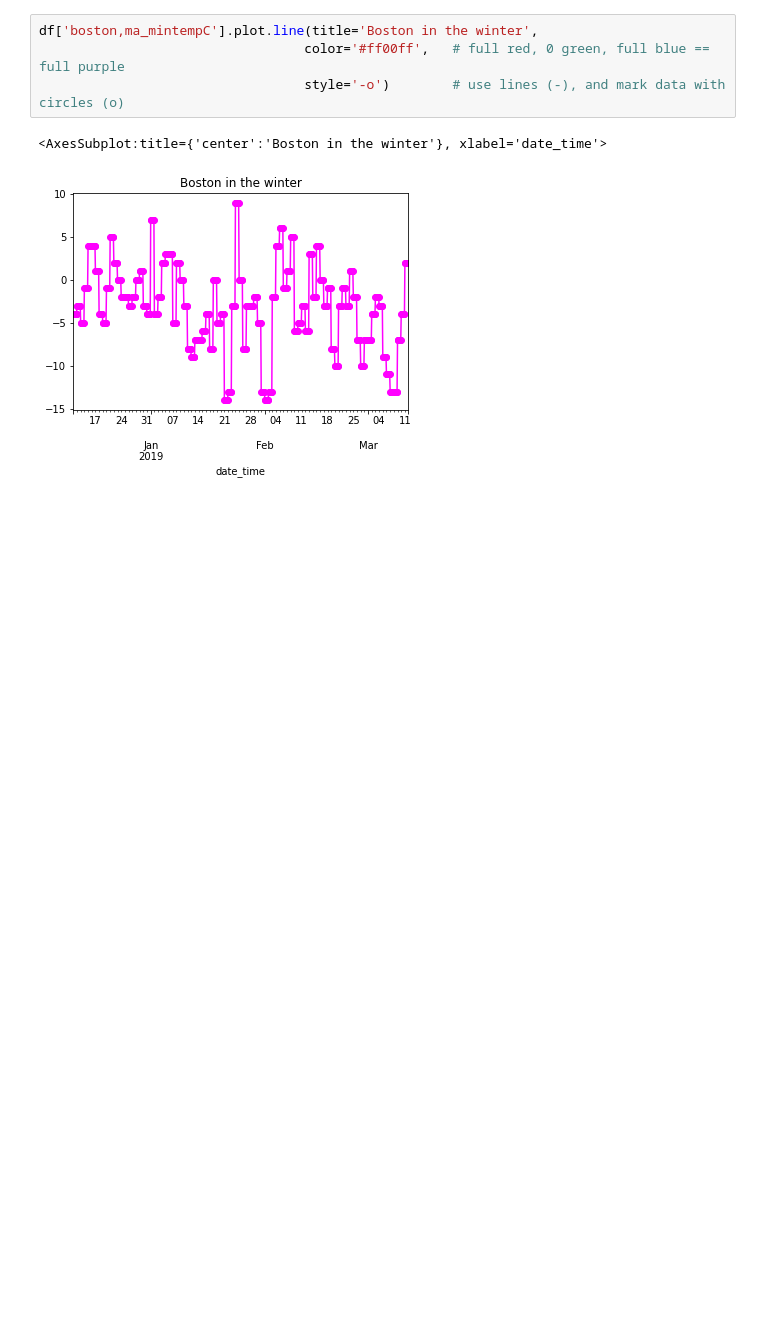
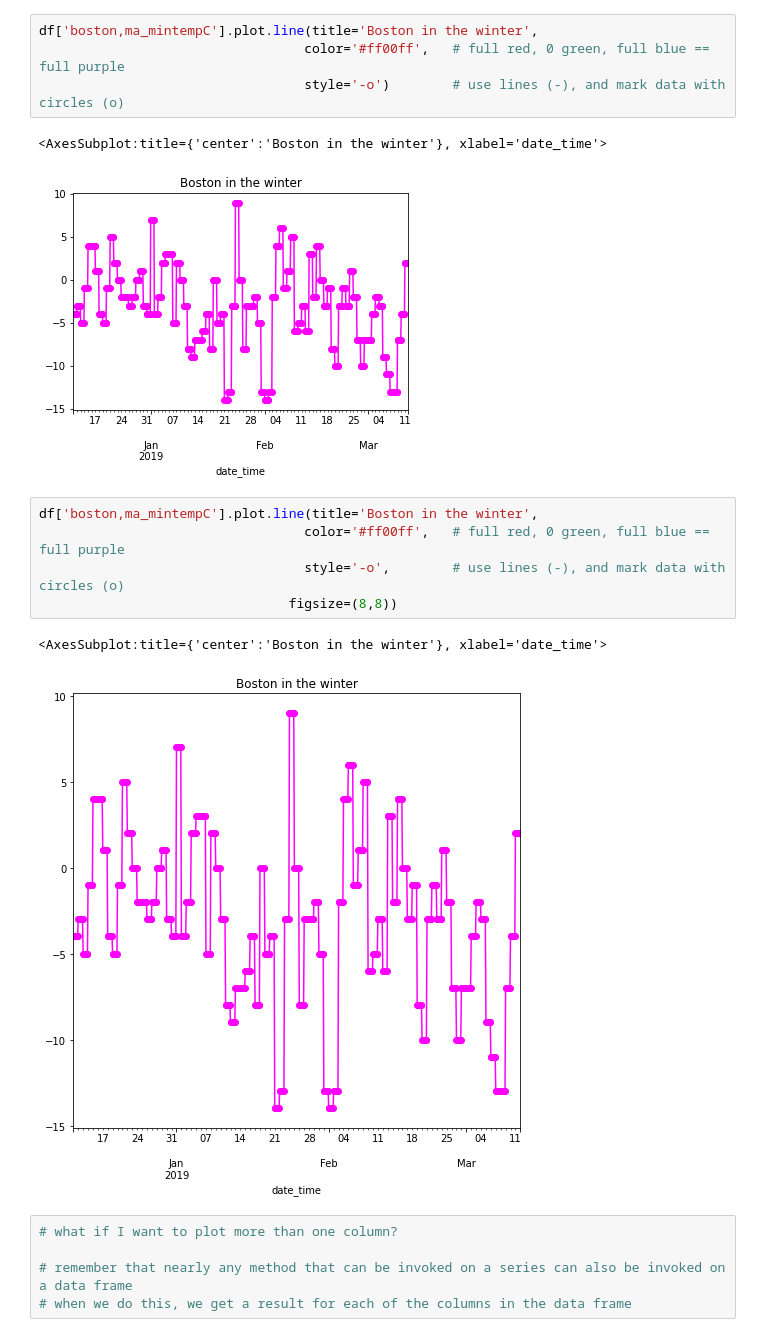
Before and after one commit to reuven/oreilly-2022-07July-analytics, a Jupyter notebook: 2022-08Aug-30.ipynb, the cells around one changed output. Drawn from its saved outputs; the diff is of its cells as text; blank space fills up the shorter version.

```diff
--- a/2022-08Aug-30.ipynb
+++ b/2022-08Aug-30.ipynb
@@ -175,3 +175,16 @@ df['boston,ma_mintempC'].plot.line(title='Boston in the winter',
 # %% [output]
 <AxesSubplot:title={'center':'Boston in the winter'}, xlabel='date_time'>
 [figure]
+# %%
+df['boston,ma_mintempC'].plot.line(title='Boston in the winter',
+                                  color='#ff00ff',   # full red, 0 green, full blue == full purple
+                                  style='-o',        # use lines (-), and mark data with circles (o)
+                                figsize=(8,8))
+# %% [output]
+<AxesSubplot:title={'center':'Boston in the winter'}, xlabel='date_time'>
+[figure, added]
+# %%
+# what if I want to plot more than one column?
+
+# remember that nearly any method that can be invoked on a series can also be invoked on a data frame
+# when we do this, we get a result for each of the columns in the data frame
```
Also changed, not shown: parts of 3 cells of this notebook.
